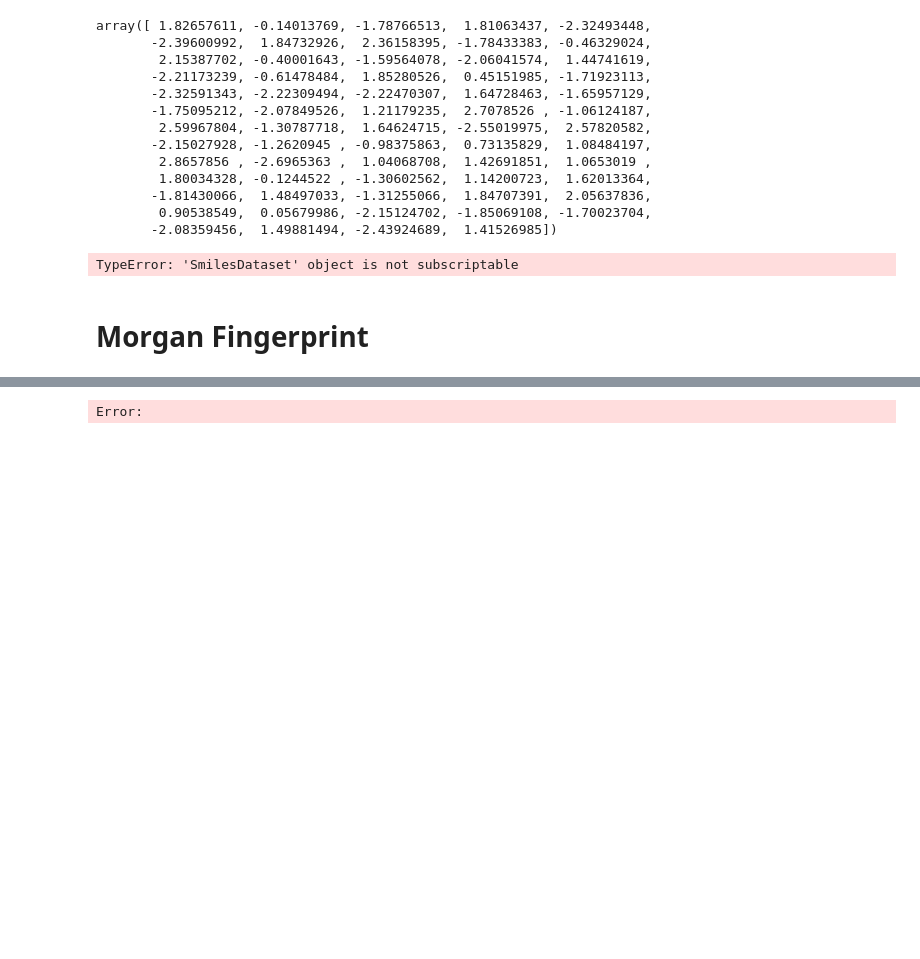
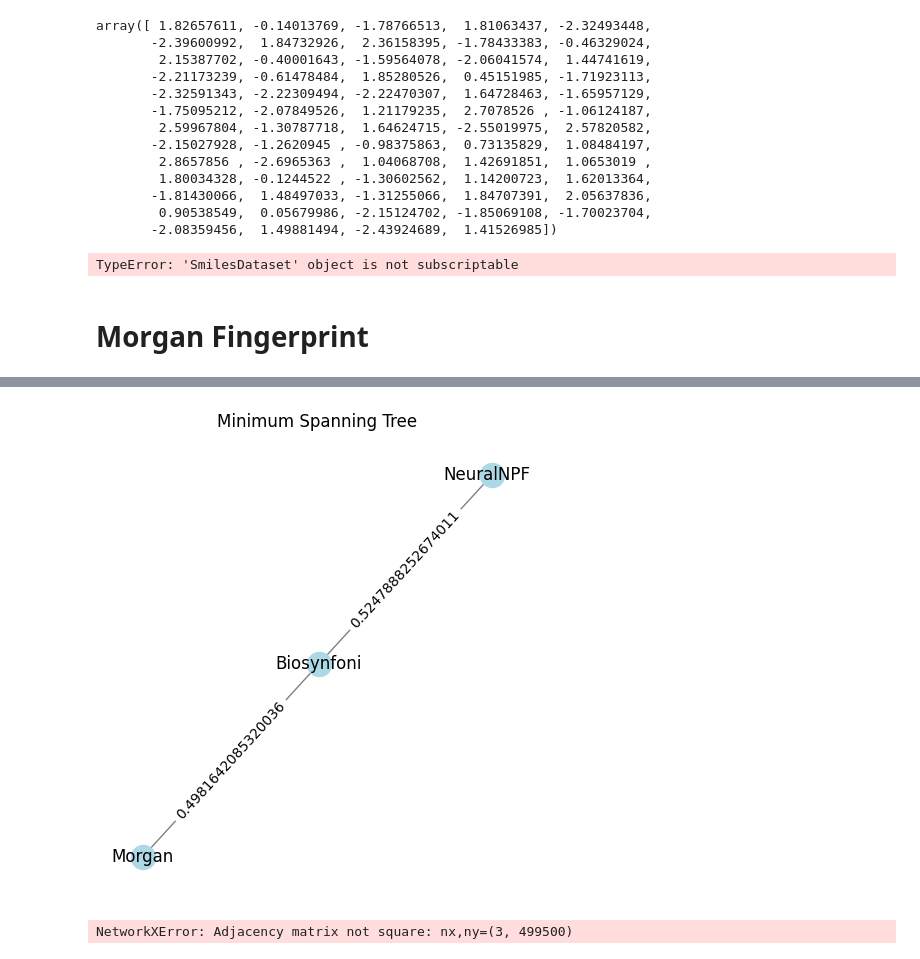
Before and after one commit to phcp0110/projeto, a Jupyter notebook: Desktop/Universidade/Mestrado/2S 1Ano/Projeto/projeto.ipynb, the cells around one changed output, grey strips where cells are left out. Cells and saved outputs as stored; diff of their text form; code cells hidden in the pictures; blank space fills up the shorter version.

```diff
--- a/Desktop/Universidade/Mestrado/2S 1Ano/Projeto/projeto.ipynb
+++ b/Desktop/Universidade/Mestrado/2S 1Ano/Projeto/projeto.ipynb
@@ -7,7 +7,7 @@ import numpy as np
 loader = CSVLoader(dataset_path='amostras_30000.csv',
                    smiles_field='smiles',
                    id_field='ids',
-                   mode='auto')
+                   mode='auto', shard_size=1000)
 # create the dataset
 csv_dataset = loader.create_dataset(sep=',', header=0)
 # %%
@@ -243,3 +275,72 @@ df_similarity
+# %%
+import numpy as np
+import networkx as nx
+import matplotlib.pyplot as plt
+
+
+# Step 2: Convert the Correlation Matrix to a Distance Matrix
+distance_matrix = 1 - correlation_matrix
+
+# Create a graph from the distance matrix
+G = nx.Graph()
+num_nodes = distance_matrix.shape[0]
+for i in range(num_nodes):
+    for j in range(i + 1, num_nodes):
+        G.add_edge(i, j, weight=distance_matrix[i, j])
+
+# Compute the minimum spanning tree without inversion
+mst_without_inversion = nx.minimum_spanning_tree(G)
+
+# Invert the distance matrix to get a maximum spanning tree
+max_distance = np.max(distance_matrix)
+inverted_distance_matrix = max_distance - distance_matrix
+
+# Create a graph from the inverted distance matrix
+G_inverted = nx.Graph()
+for i in range(num_nodes):
+    for j in range(i + 1, num_nodes):
+        G_inverted.add_edge(i, j, weight=inverted_distance_matrix[i, j])
+
+# Compute the minimum spanning tree with inversion
+mst_with_inversion = nx.minimum_spanning_tree(G_inverted)
+
+# Add labels to the nodes
+labels = {0: 'Biosynfoni', 1: 'Morgan', 2: 'NeuralNPFP'}
+
+# Set the labels for the nodes in the graph
+for node in mst_without_inversion.nodes():
+    if node in labels:
+        mst_without_inversion.nodes[node]['label'] = labels[node]
+    else:
+        mst_without_inversion.nodes[node]['label'] = str(node)
+
+for node in mst_with_inversion.nodes():
+    if node in labels:
+        mst_with_inversion.nodes[node]['label'] = labels[node]
+    else:
+        mst_with_inversion.nodes[node]['label'] = str(node)
+
+# Draw the graphs
+pos_without = nx.spring_layout(mst_without_inversion)
+pos_with = nx.spring_layout(mst_with_inversion)
+
+# Extract node labels
+node_labels_without = nx.get_node_attributes(mst_without_inversion, 'label')
+node_labels_with = nx.get_node_attributes(mst_with_inversion, 'label')
+
+# Draw the graph without inversion
+plt.figure(figsize=(12, 6))
+plt.subplot(1, 2, 1)
+nx.draw(mst_without_inversion, pos_without, with_labels=True, labels=node_labels_without, node_color='lightblue', edge_color='gray')
+edge_labels_without = nx.get_edge_attributes(mst_without_inversion, 'weight')
+nx.draw_networkx_edge_labels(mst_without_inversion, pos_without, edge_labels=edge_labels_without)
+plt.title("Minimum Spanning Tree")
+
+# Draw the graph with inversion
+
+plt.show()
+# %% [output]
+[figure, added]
 # %%
 #import seaborn as sns
 #import matplotlib.pyplot as plt
@@ -257,7 +358,7 @@ import networkx as nx
 import matplotlib.pyplot as plt
 
 # Converter a matriz de similaridade em distância (assumindo que 'similarity' já está definido)
-distance_matrix = 1 - similarity
+distance_matrix = 1 - similarities
 
 # Criar grafo com as distâncias
 G = nx.from_numpy_array(distance_matrix)
@@ -291,4 +392,4 @@ if num_nodes <= 300:
 else:
     print("A visualização foi omitida porque o grafo tem muitos nós.")
 # %% [output]
-Error:
+NetworkXError: Adjacency matrix not square: nx,ny=(3, 499500)
```
Also changed, not shown: parts of 18 cells of this notebook, 2 other files.
